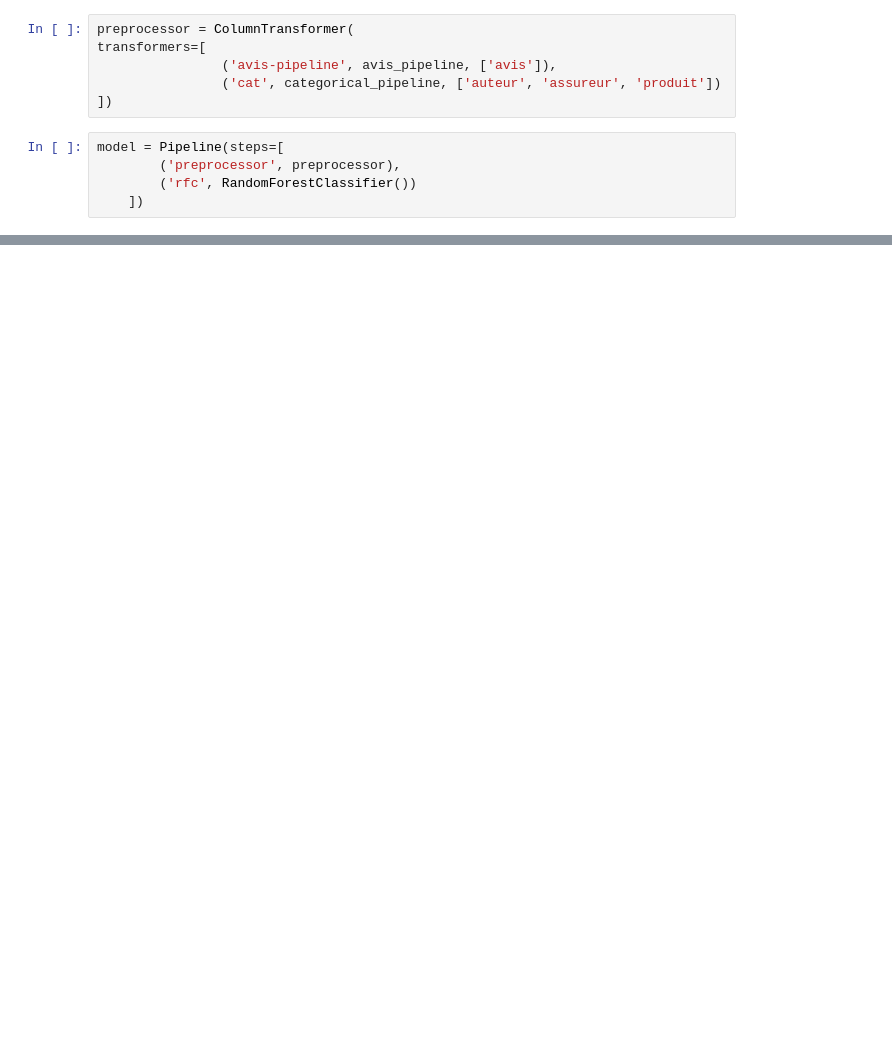
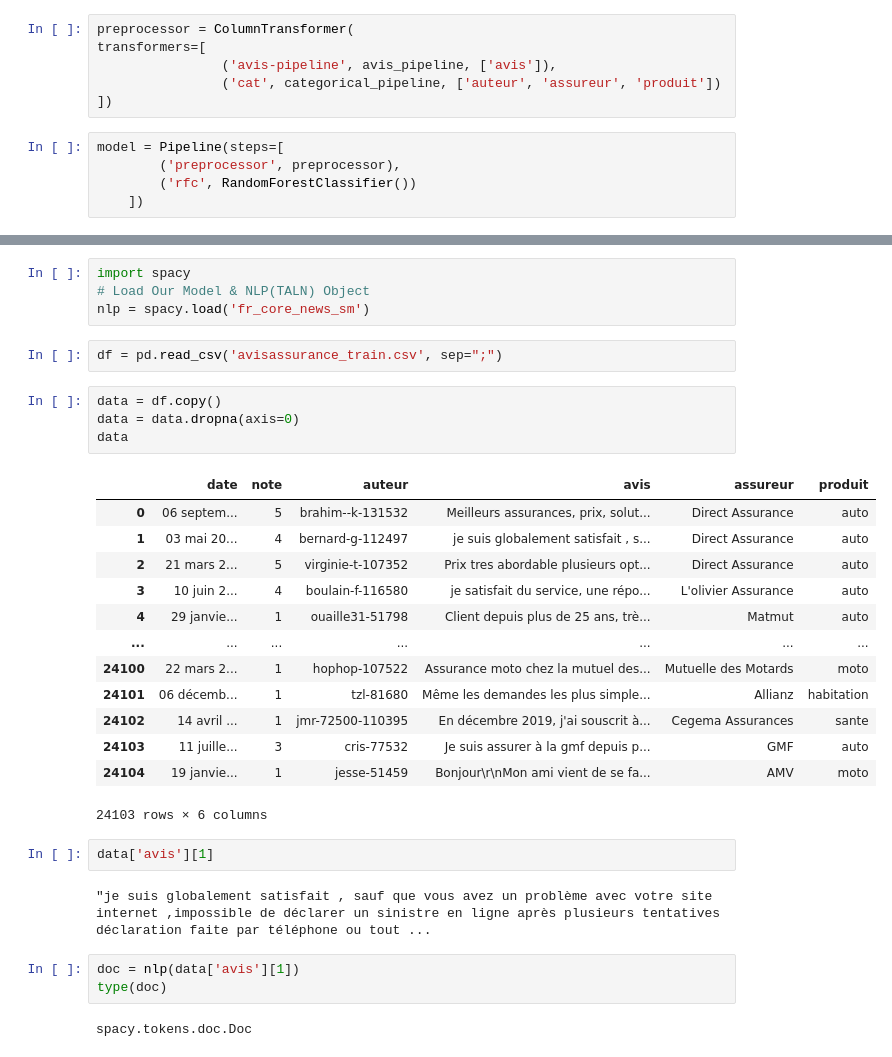
Before and after one commit to NandyBa/NLP-Project2, a Jupyter notebook: Analysis.ipynb, the cells around one changed output, grey strips where cells are left out. Cells and saved outputs as stored; diff of their text form; blank space fills up the shorter version.

```diff
--- a/Analysis.ipynb
+++ b/Analysis.ipynb
@@ -489,0 +777,33 @@ RMSE
+# %%
+import spacy
+# Load Our Model & NLP(TALN) Object
+nlp = spacy.load('fr_core_news_sm')
+# %%
+df = pd.read_csv('avisassurance_train.csv', sep=";")
+# %%
+data = df.copy()
+data = data.dropna(axis=0)
+data
+# %% [output]
+|  | date | note | auteur | avis | assureur | produit |
+| 0 | 06 septem... | 5 | brahim--k-131532 | Meilleurs assurances, prix, solut... | Direct Assurance | auto |
+| 1 | 03 mai 20... | 4 | bernard-g-112497 | je suis globalement satisfait , s... | Direct Assurance | auto |
+| 2 | 21 mars 2... | 5 | virginie-t-107352 | Prix tres abordable plusieurs opt... | Direct Assurance | auto |
+| 3 | 10 juin 2... | 4 | boulain-f-116580 | je satisfait du service, une répo... | L'olivier Assurance | auto |
+| 4 | 29 janvie... | 1 | ouaille31-51798 | Client depuis plus de 25 ans, trè... | Matmut | auto |
+| ... | ... | ... | ... | ... | ... | ... |
+| 24100 | 22 mars 2... | 1 | hophop-107522 | Assurance moto chez la mutuel des... | Mutuelle des Motards | moto |
+| 24101 | 06 décemb... | 1 | tzl-81680 | Même les demandes les plus simple... | Allianz | habitation |
+| 24102 | 14 avril ... | 1 | jmr-72500-110395 | En décembre 2019, j'ai souscrit à... | Cegema Assurances | sante |
+| 24103 | 11 juille... | 3 | cris-77532 | Je suis assurer à la gmf depuis p... | GMF | auto |
+| 24104 | 19 janvie... | 1 | jesse-51459 | Bonjour\r\nMon ami vient de se fa... | AMV | moto |
+24103 rows × 6 columns
+# %%
+data['avis'][1]
+# %% [output]
+"je suis globalement satisfait , sauf que vous avez un problème avec votre site internet ,impossible de déclarer un sinistre en ligne après plusieurs tentatives déclaration faite par téléphone ou tout ...
+# %%
+doc = nlp(data['avis'][1])
+type(doc)
+# %% [output]
+spacy.tokens.doc.Doc
```
Also changed, not shown: parts of 52 cells of this notebook, 21 other files.
